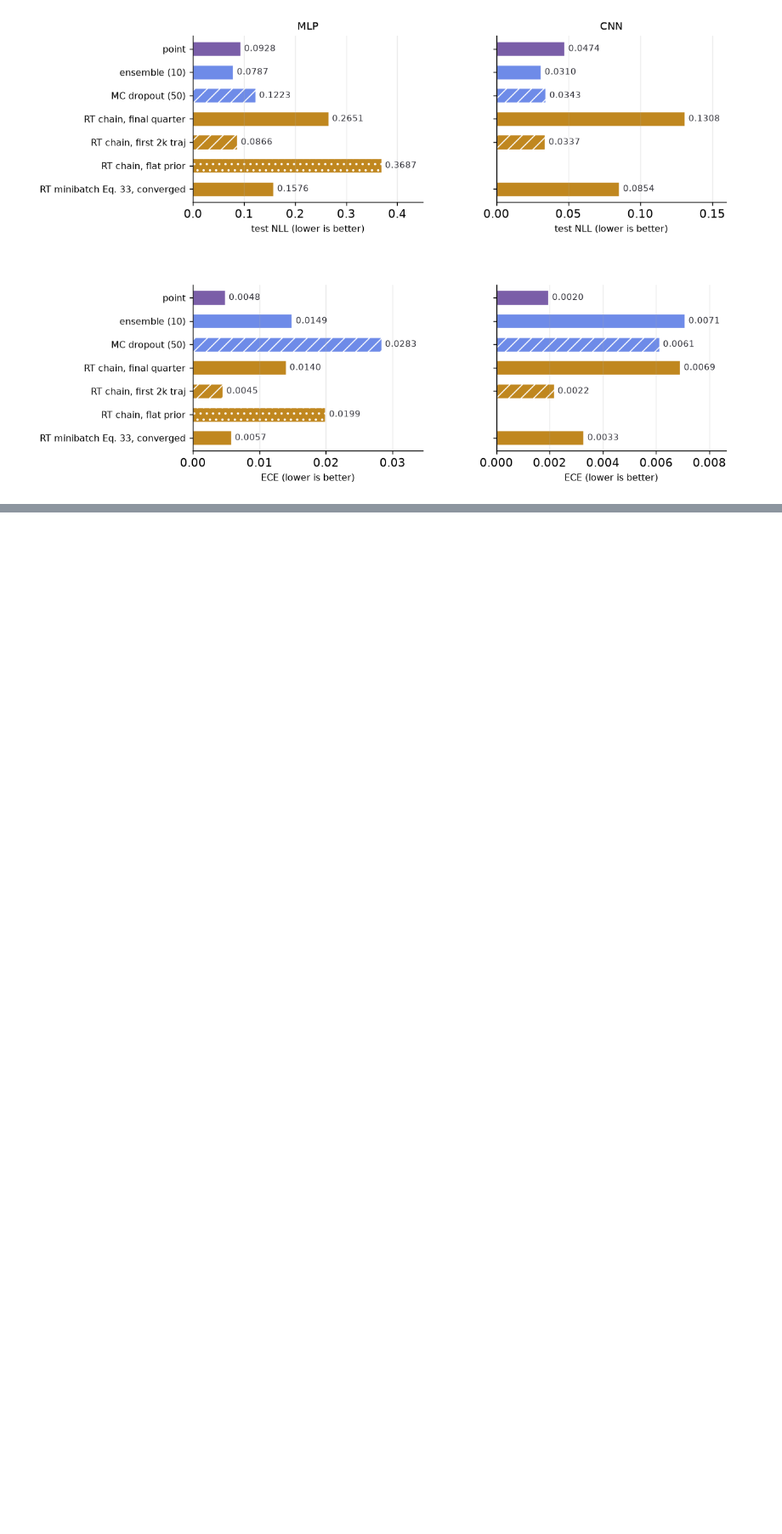
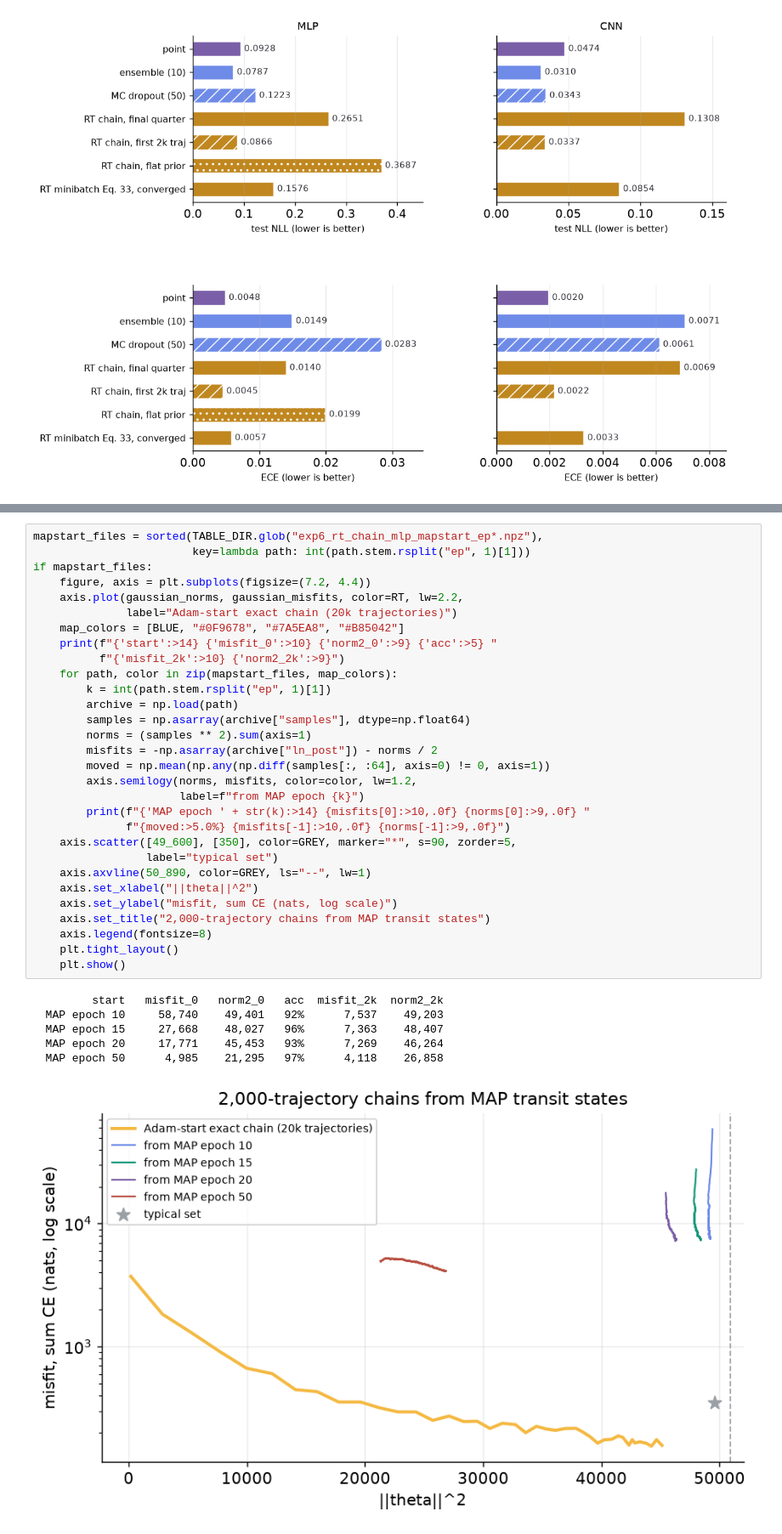
Before and after one commit to YasirAlsugair/ray-tracing-sampler-experiments, a Jupyter notebook: exp6_mnist_posterior.ipynb, the cells around one changed output, grey strips where cells are left out. Shown at 85% size. Drawn from its saved outputs; the diff is of its cells as text; blank space fills up the shorter version.

Commit message:
Add the MAP-transit starting-point section and finding

```diff
--- a/exp6_mnist_posterior.ipynb
+++ b/exp6_mnist_posterior.ipynb
@@ -1831,3 +1849,40 @@ plt.show()
+# %%
+mapstart_files = sorted(TABLE_DIR.glob("exp6_rt_chain_mlp_mapstart_ep*.npz"),
+                        key=lambda path: int(path.stem.rsplit("ep", 1)[1]))
+if mapstart_files:
+    figure, axis = plt.subplots(figsize=(7.2, 4.4))
+    axis.plot(gaussian_norms, gaussian_misfits, color=RT, lw=2.2,
+              label="Adam-start exact chain (20k trajectories)")
+    map_colors = [BLUE, "#0F9678", "#7A5EA8", "#B85042"]
+    print(f"{'start':>14} {'misfit_0':>10} {'norm2_0':>9} {'acc':>5} "
+          f"{'misfit_2k':>10} {'norm2_2k':>9}")
+    for path, color in zip(mapstart_files, map_colors):
+        k = int(path.stem.rsplit("ep", 1)[1])
+        archive = np.load(path)
+        samples = np.asarray(archive["samples"], dtype=np.float64)
+        norms = (samples ** 2).sum(axis=1)
+        misfits = -np.asarray(archive["ln_post"]) - norms / 2
+        moved = np.mean(np.any(np.diff(samples[:, :64], axis=0) != 0, axis=1))
+        axis.semilogy(norms, misfits, color=color, lw=1.2,
+                      label=f"from MAP epoch {k}")
+        print(f"{'MAP epoch ' + str(k):>14} {misfits[0]:>10,.0f} {norms[0]:>9,.0f} "
+              f"{moved:>5.0%} {misfits[-1]:>10,.0f} {norms[-1]:>9,.0f}")
+    axis.scatter([49_600], [350], color=GREY, marker="*", s=90, zorder=5,
+                 label="typical set")
+    axis.axvline(50_890, color=GREY, ls="--", lw=1)
+    axis.set_xlabel("||theta||^2")
+    axis.set_ylabel("misfit, sum CE (nats, log scale)")
+    axis.set_title("2,000-trajectory chains from MAP transit states")
+    axis.legend(fontsize=8)
+    plt.tight_layout()
+    plt.show()
+# %% [output]
+         start   misfit_0   norm2_0   acc  misfit_2k  norm2_2k
+  MAP epoch 10     58,740    49,401   92%      7,537    49,203
+  MAP epoch 15     27,668    48,027   96%      7,363    48,407
+  MAP epoch 20     17,771    45,453   93%      7,269    46,264
+  MAP epoch 50      4,985    21,295   97%      4,118    26,858
+[figure, added]
 # %% [markdown]
 ## The bottom line
 
```
Also changed, not shown: parts of 2 cells of this notebook.
